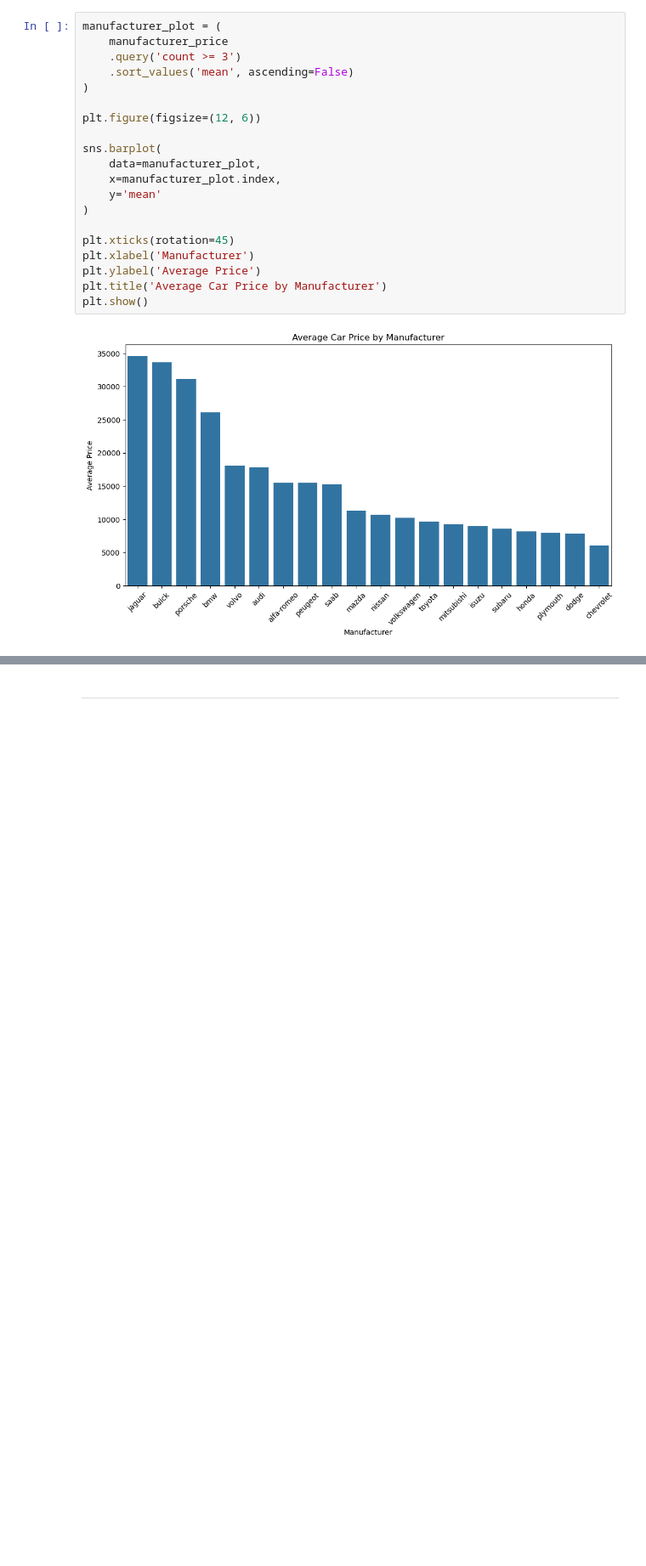
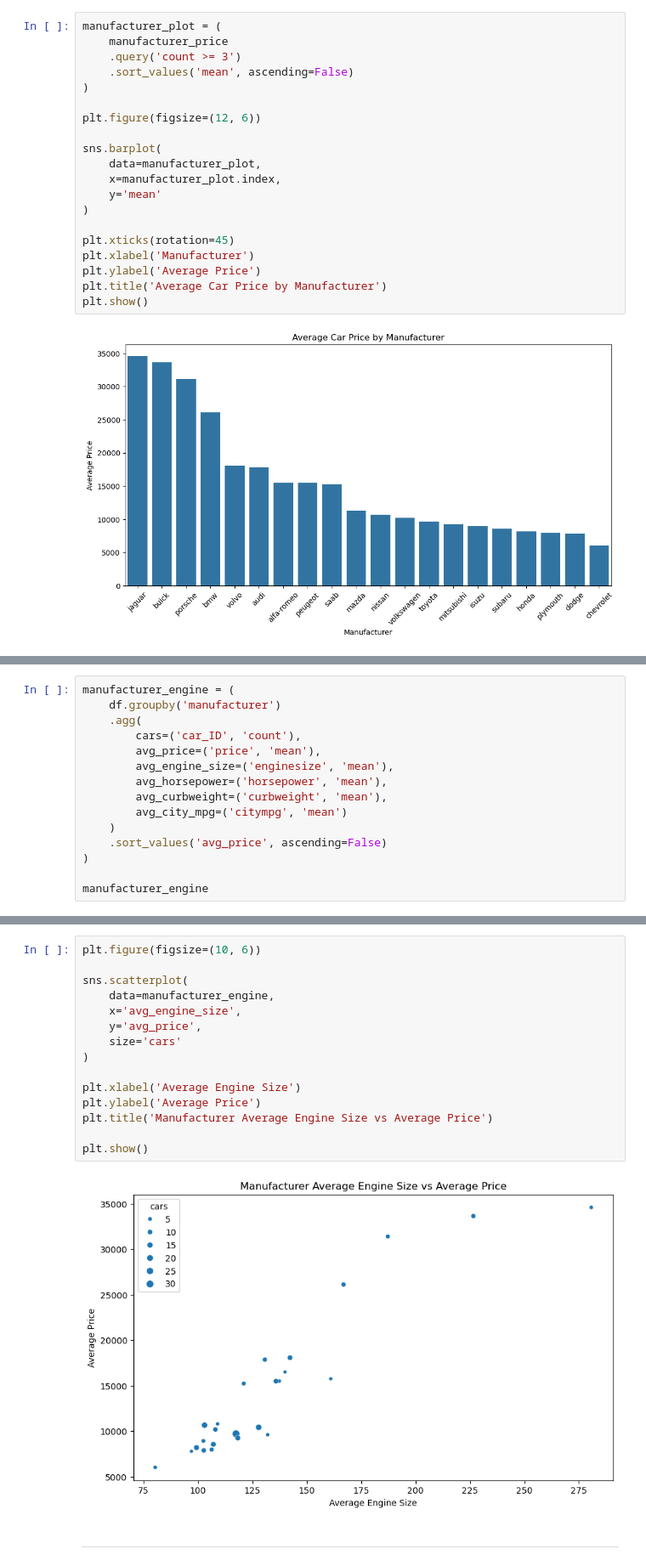
Before and after one commit to phonemes-and-speech-entrainment/Car_feature_price_analysis, a Jupyter notebook: jupyter_notebooks/Notebook_Template.ipynb, the cells around one changed output, grey strips where cells are left out. Shown at 85% size. Drawn from its saved outputs; the diff is of its cells as text; blank space fills up the shorter version.

```diff
--- a/jupyter_notebooks/Notebook_Template.ipynb
+++ b/jupyter_notebooks/Notebook_Template.ipynb
@@ -440,0 +445,15 @@ plt.show()
+# %%
+manufacturer_engine = (
+    df.groupby('manufacturer')
+    .agg(
+        cars=('car_ID', 'count'),
+        avg_price=('price', 'mean'),
+        avg_engine_size=('enginesize', 'mean'),
+        avg_horsepower=('horsepower', 'mean'),
+        avg_curbweight=('curbweight', 'mean'),
+        avg_city_mpg=('citympg', 'mean')
+    )
+    .sort_values('avg_price', ascending=False)
+)
+
+manufacturer_engine
@@ -441,3 +479,20 @@ plt.show()
+# %%
+plt.figure(figsize=(10, 6))
+
+sns.scatterplot(
+    data=manufacturer_engine,
+    x='avg_engine_size',
+    y='avg_price',
+    size='cars'
+)
+
+plt.xlabel('Average Engine Size')
+plt.ylabel('Average Price')
+plt.title('Manufacturer Average Engine Size vs Average Price')
+
+plt.show()
+# %% [output]
+[figure, added]
 # %% [markdown]
 ---
 # %% [markdown]
```
Also changed, not shown: parts of 9 cells of this notebook.
